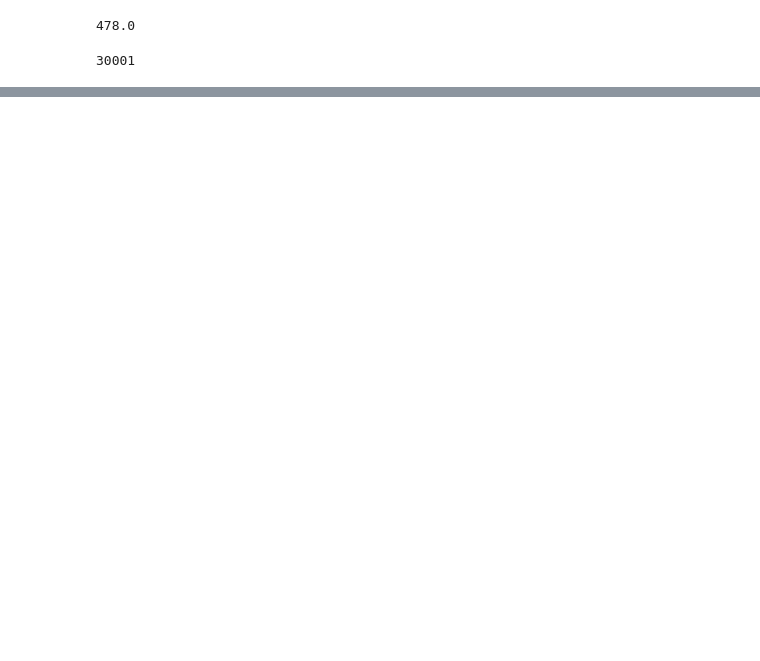
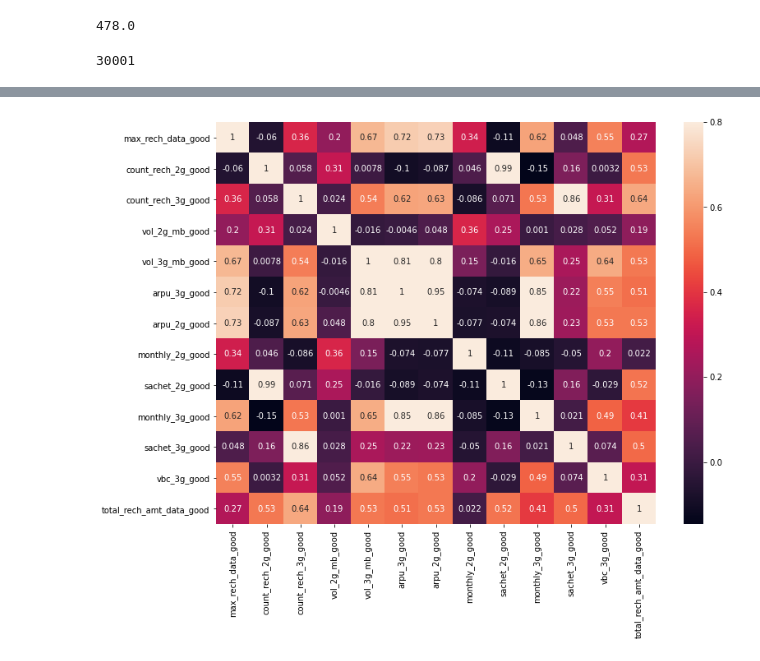
Before and after one commit to supran2811/TelecomChurnAssignment, a Jupyter notebook: Telecom_Churn_Solution.ipynb, the cells around one changed output, grey strips where cells are left out. Drawn from its saved outputs; the diff is of its cells as text; code cells hidden in the pictures; blank space fills up the shorter version.

```diff
--- a/Telecom_Churn_Solution.ipynb
+++ b/Telecom_Churn_Solution.ipynb
@@ -296,0 +709,10 @@ dtype: float64
+# %%
+result_good = final_data[['max_rech_data_good','count_rech_2g_good','count_rech_3g_good',
+                     'vol_2g_mb_good','vol_3g_mb_good','arpu_3g_good','arpu_2g_good',
+                    'monthly_2g_good','sachet_2g_good','monthly_3g_good','sachet_3g_good',
+                    'vbc_3g_good','total_rech_amt_data_good']].corr()
+fig = plt.figure(figsize = (12, 9))
+sns.heatmap(result_good, vmax = .8, annot=True)
+plt.show()
+# %% [output]
+[figure, added]
```
Also changed, not shown: parts of 84 cells of this notebook.
